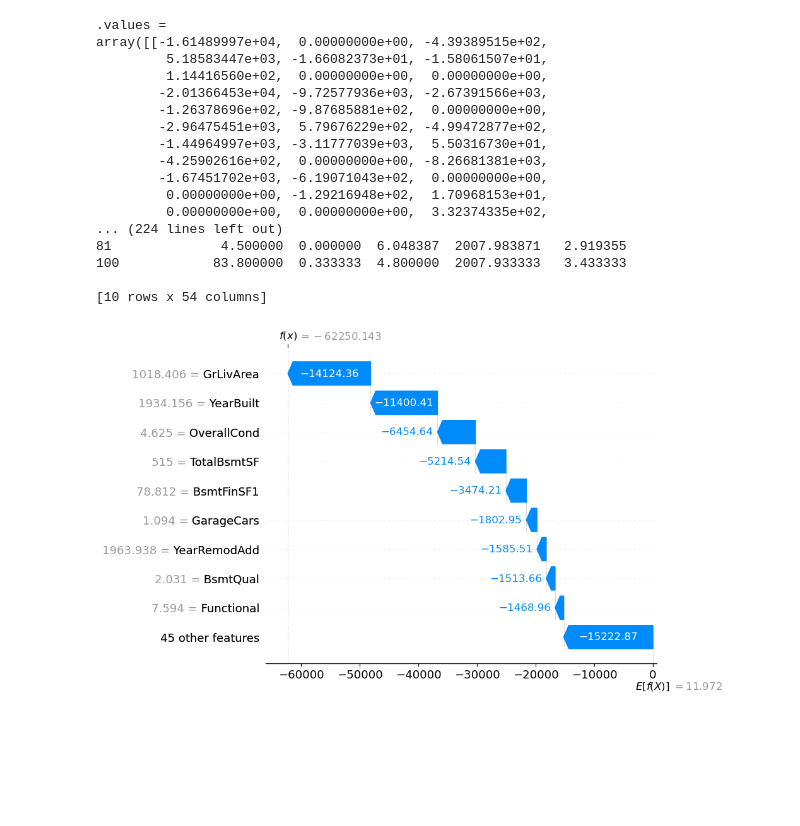
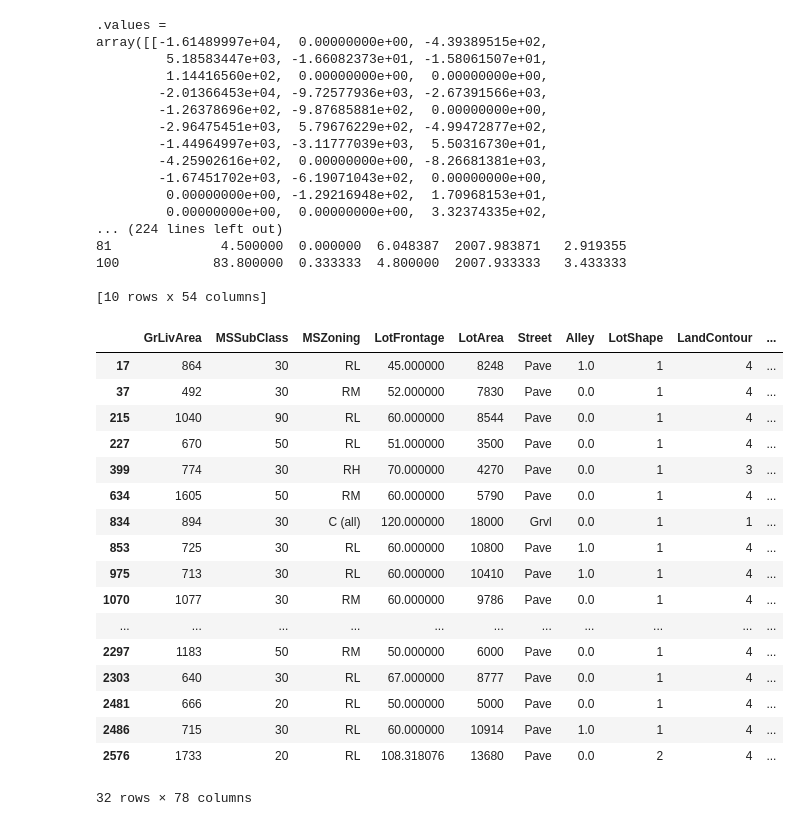
Before and after one commit to Na-ta-lie/Ames-Price-Prediction, a Jupyter notebook: SHAP_again.ipynb, the cells around one changed output. Cells and saved outputs as stored; diff of their text form; code cells hidden in the pictures; blank space fills up the shorter version.

```diff
--- a/SHAP_again.ipynb
+++ b/SHAP_again.ipynb
@@ -544,7 +578,24 @@ array([[-1.61489997e+04,  0.00000000e+00, -4.39389515e+02,
 100            83.800000  0.333333  4.800000  2007.933333   3.433333
 
 [10 rows x 54 columns]
-# %%
-shap.waterfall_plot(exp2[2])
-# %% [output]
-[figure, removed]
+# %%
+X.loc[X.OverallQual == 9]
+# %% [output]
+|  | GrLivArea | MSSubClass | MSZoning | LotFrontage | LotArea | Street | Alley | LotShape | LandContour | ... |
+| 17 | 864 | 30 | RL | 45.000000 | 8248 | Pave | 1.0 | 1 | 4 | ... |
+| 37 | 492 | 30 | RM | 52.000000 | 7830 | Pave | 0.0 | 1 | 4 | ... |
+| 215 | 1040 | 90 | RL | 60.000000 | 8544 | Pave | 0.0 | 1 | 4 | ... |
+| 227 | 670 | 50 | RL | 51.000000 | 3500 | Pave | 0.0 | 1 | 4 | ... |
+| 399 | 774 | 30 | RH | 70.000000 | 4270 | Pave | 0.0 | 1 | 3 | ... |
+| 634 | 1605 | 50 | RM | 60.000000 | 5790 | Pave | 0.0 | 1 | 4 | ... |
+| 834 | 894 | 30 | C (all) | 120.000000 | 18000 | Grvl | 0.0 | 1 | 1 | ... |
+| 853 | 725 | 30 | RL | 60.000000 | 10800 | Pave | 1.0 | 1 | 4 | ... |
+| 975 | 713 | 30 | RL | 60.000000 | 10410 | Pave | 1.0 | 1 | 4 | ... |
+| 1070 | 1077 | 30 | RM | 60.000000 | 9786 | Pave | 0.0 | 1 | 4 | ... |
+| ... | ... | ... | ... | ... | ... | ... | ... | ... | ... | ... |
+| 2297 | 1183 | 50 | RM | 50.000000 | 6000 | Pave | 0.0 | 1 | 4 | ... |
+| 2303 | 640 | 30 | RL | 67.000000 | 8777 | Pave | 0.0 | 1 | 4 | ... |
+| 2481 | 666 | 20 | RL | 50.000000 | 5000 | Pave | 0.0 | 1 | 4 | ... |
+| 2486 | 715 | 30 | RL | 60.000000 | 10914 | Pave | 1.0 | 1 | 4 | ... |
+| 2576 | 1733 | 20 | RL | 108.318076 | 13680 | Pave | 0.0 | 2 | 4 | ... |
+32 rows × 78 columns
```
Also changed, not shown: parts of 9 cells of this notebook, 5 other files.
